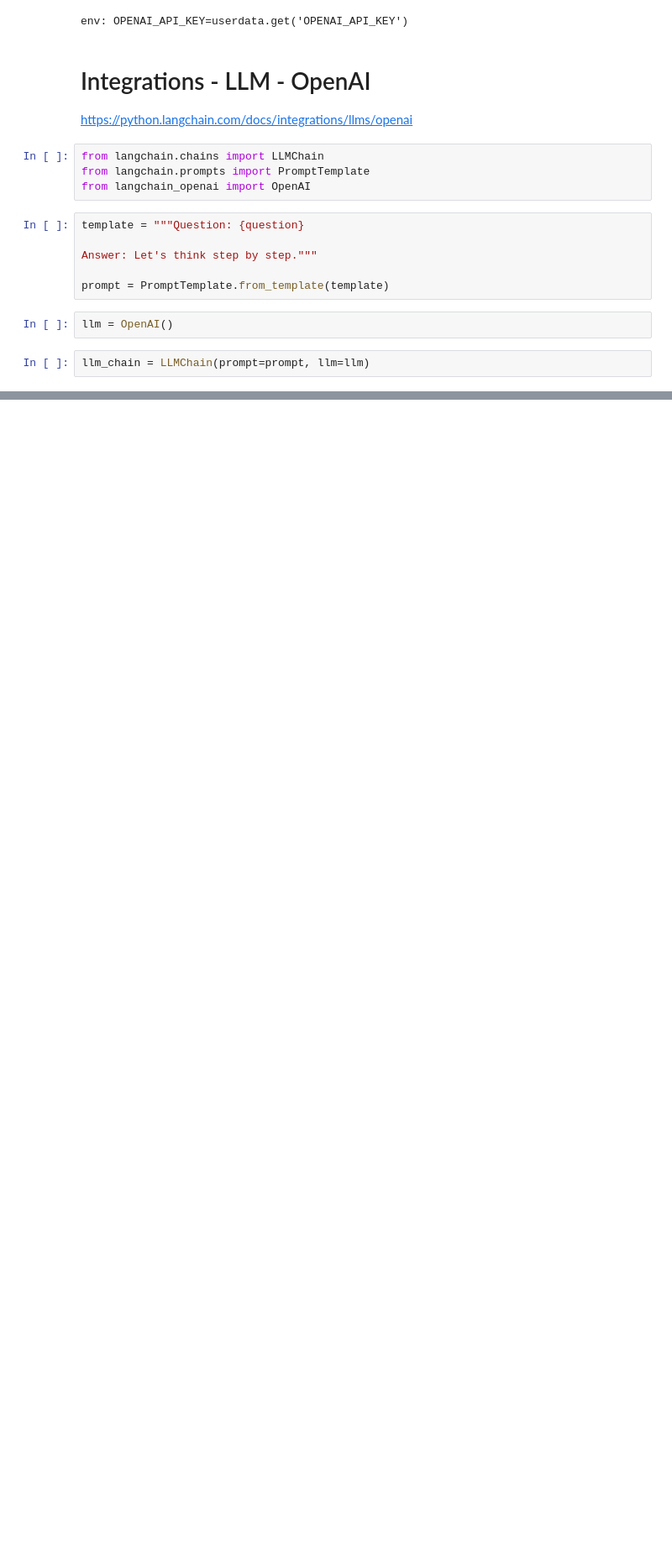
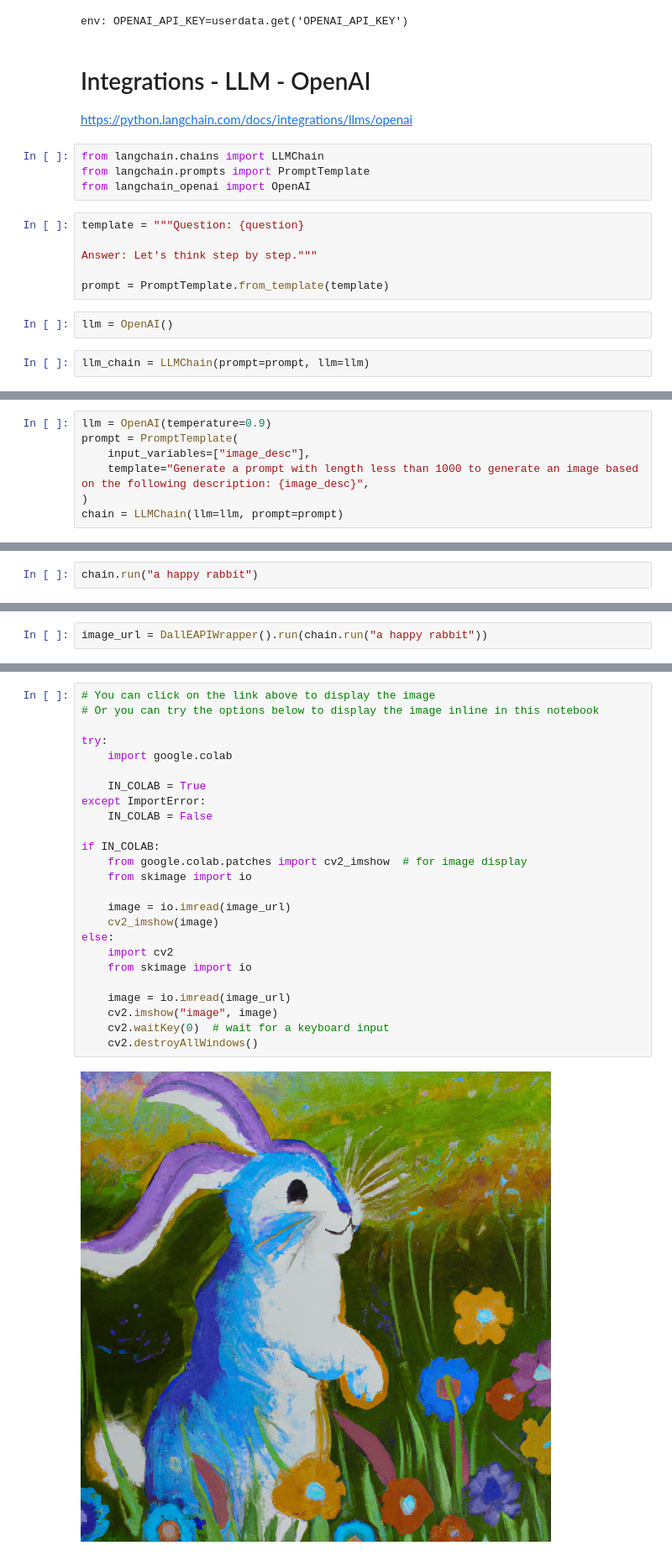
Before and after one commit to donnydongchen/llm-playground, a Jupyter notebook: pipeline.ipynb, the cells around one changed output, grey strips where cells are left out. Shown at 84% size. Drawn from its saved outputs; the diff is of its cells as text; blank space fills up the shorter version.

```diff
--- a/pipeline.ipynb
+++ b/pipeline.ipynb
@@ -72,0 +130,7 @@ https://python.langchain.com/docs/integrations/chat/openai
+# %%
+llm = OpenAI(temperature=0.9)
+prompt = PromptTemplate(
+    input_variables=["image_desc"],
+    template="Generate a prompt with length less than 1000 to generate an image based on the following description: {image_desc}",
+)
+chain = LLMChain(llm=llm, prompt=prompt)
@@ -72,0 +141,2 @@ https://python.langchain.com/docs/integrations/chat/openai
+# %%
+chain.run("a happy rabbit")
@@ -72,0 +145,2 @@ https://python.langchain.com/docs/integrations/chat/openai
+# %%
+image_url = DallEAPIWrapper().run(chain.run("a happy rabbit"))
@@ -72,0 +151,27 @@ https://python.langchain.com/docs/integrations/chat/openai
+# %%
+# You can click on the link above to display the image
+# Or you can try the options below to display the image inline in this notebook
+
+try:
+    import google.colab
+
+    IN_COLAB = True
+except ImportError:
+    IN_COLAB = False
+
+if IN_COLAB:
+    from google.colab.patches import cv2_imshow  # for image display
+    from skimage import io
+
+    image = io.imread(image_url)
+    cv2_imshow(image)
+else:
+    import cv2
+    from skimage import io
+
+    image = io.imread(image_url)
+    cv2.imshow("image", image)
+    cv2.waitKey(0)  # wait for a keyboard input
+    cv2.destroyAllWindows()
+# %% [output]
+[figure, added]
```
Also changed, not shown: parts of 17 cells of this notebook.
